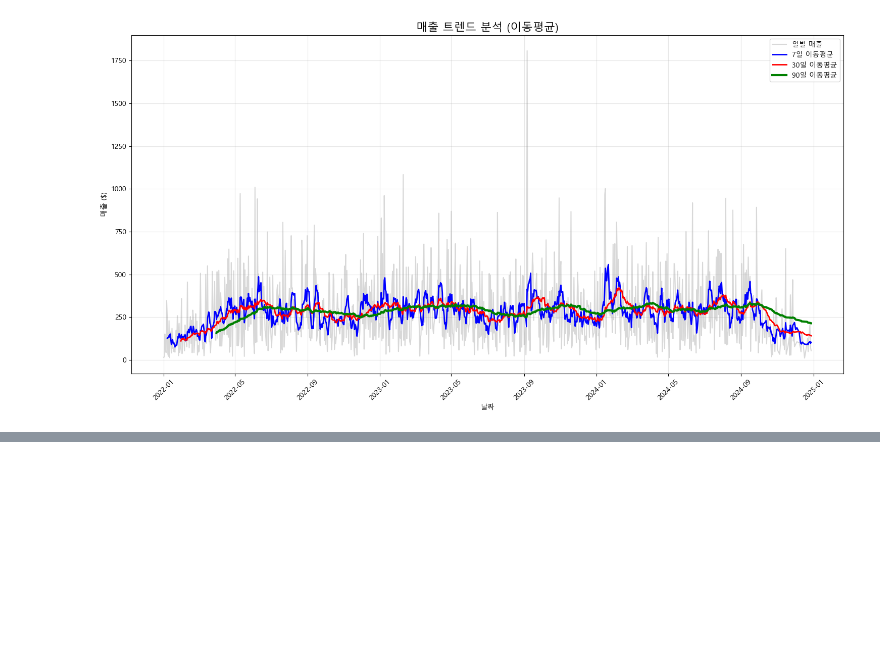
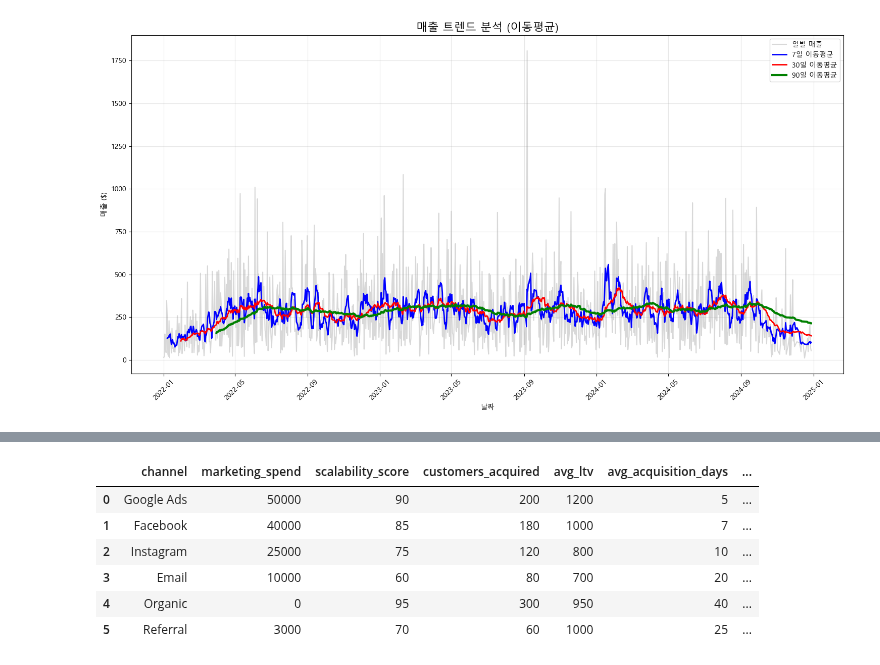
Before and after one commit to verba-neo/gaida-1, a Jupyter notebook: 데이터분석/04_kpi.ipynb, the cells around one changed output, grey strips where cells are left out. Cells and saved outputs as stored; diff of their text form; code cells hidden in the pictures; blank space fills up the shorter version.

```diff
--- a/데이터분석/04_kpi.ipynb
+++ b/데이터분석/04_kpi.ipynb
@@ -492,0 +520,36 @@ plt.show()
+# %%
+# CAC 계산 (Customer Acquisition Cost - 고객 획득 비용)
+
+perf_df = pd.merge(marketing_data, acquisition_data, on='channel')
+
+# 1. 'avg_ltv' 고객 퀄리티 가중치
+perf_df['quality_weight'] = perf_df['avg_ltv'] / perf_df['avg_ltv'].mean()
+
+# 2. 'avg_acq_days'시간가치 가중치 (획득 속도)
+perf_df['time_weight'] = perf_df['avg_acquisition_days'].max() / perf_df['avg_acquisition_days']
+
+# 3. 'scalability' 확장성 가중치
+perf_df['scalability_weight'] = perf_df['scalability_score'] / 100
+
+# 종합 가중치 (qw - 50%, tw-30%, sw-20%)
+perf_df['composite_weight'] = (
+    perf_df['quality_weight'] * 0.5 +
+    perf_df['time_weight'] * 0.3 +
+    perf_df['scalability_weight'] * 0.2
+)
+
+# 일반 CAC 계산 -> 각 채널별 1인 데려오는데 쓴돈
+perf_df['simple_cac'] = perf_df['marketing_spend'] / perf_df['customers_acquired']
+
+# 가중치 반영한 CAC 계산
+perf_df['weighted_cac'] = perf_df['simple_cac'] / perf_df['composite_weight']
+
+perf_df
+# %% [output]
+|  | channel | marketing_spend | scalability_score | customers_acquired | avg_ltv | avg_acquisition_days | ... |
+| 0 | Google Ads | 50000 | 90 | 200 | 1200 | 5 | ... |
+| 1 | Facebook | 40000 | 85 | 180 | 1000 | 7 | ... |
+| 2 | Instagram | 25000 | 75 | 120 | 800 | 10 | ... |
+| 3 | Email | 10000 | 60 | 80 | 700 | 20 | ... |
+| 4 | Organic | 0 | 95 | 300 | 950 | 40 | ... |
+| 5 | Referral | 3000 | 70 | 60 | 1000 | 25 | ... |
```
Also changed, not shown: parts of 2 cells of this notebook.
